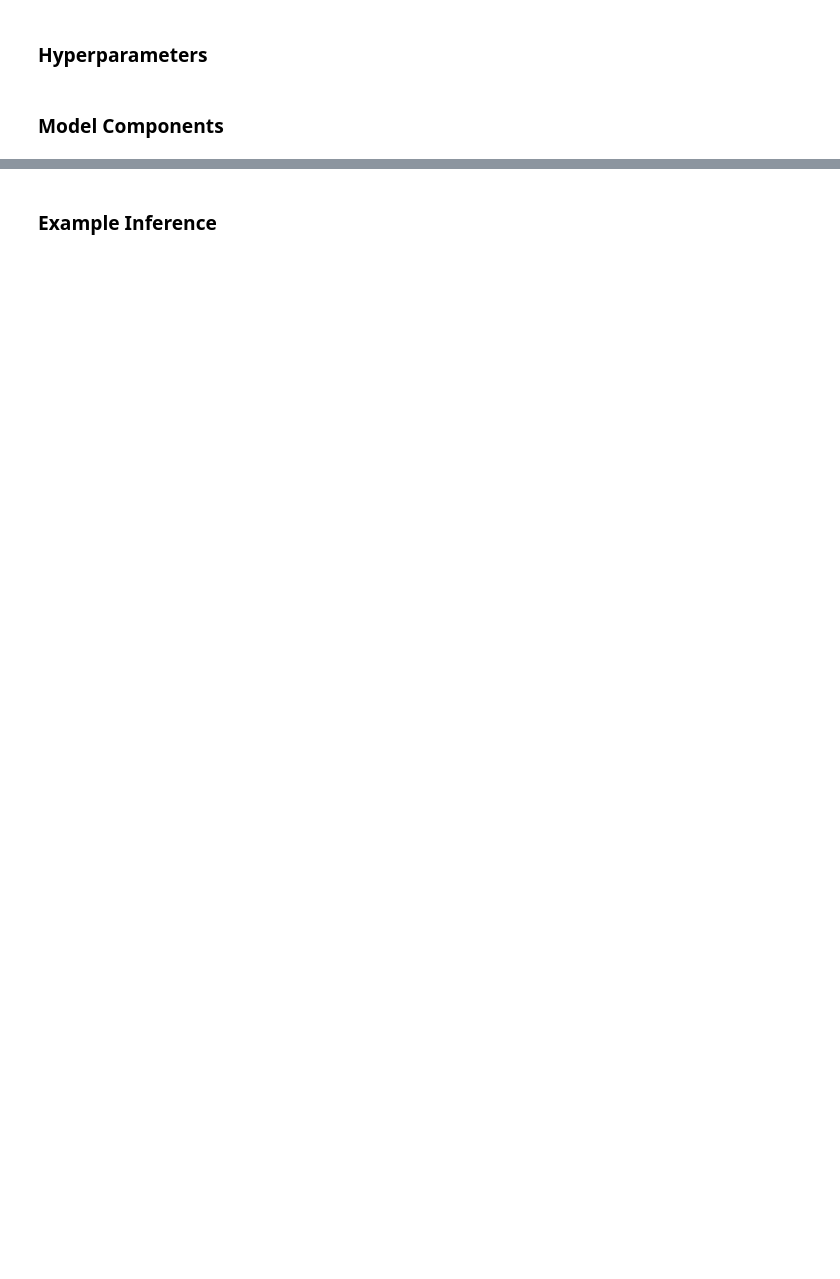
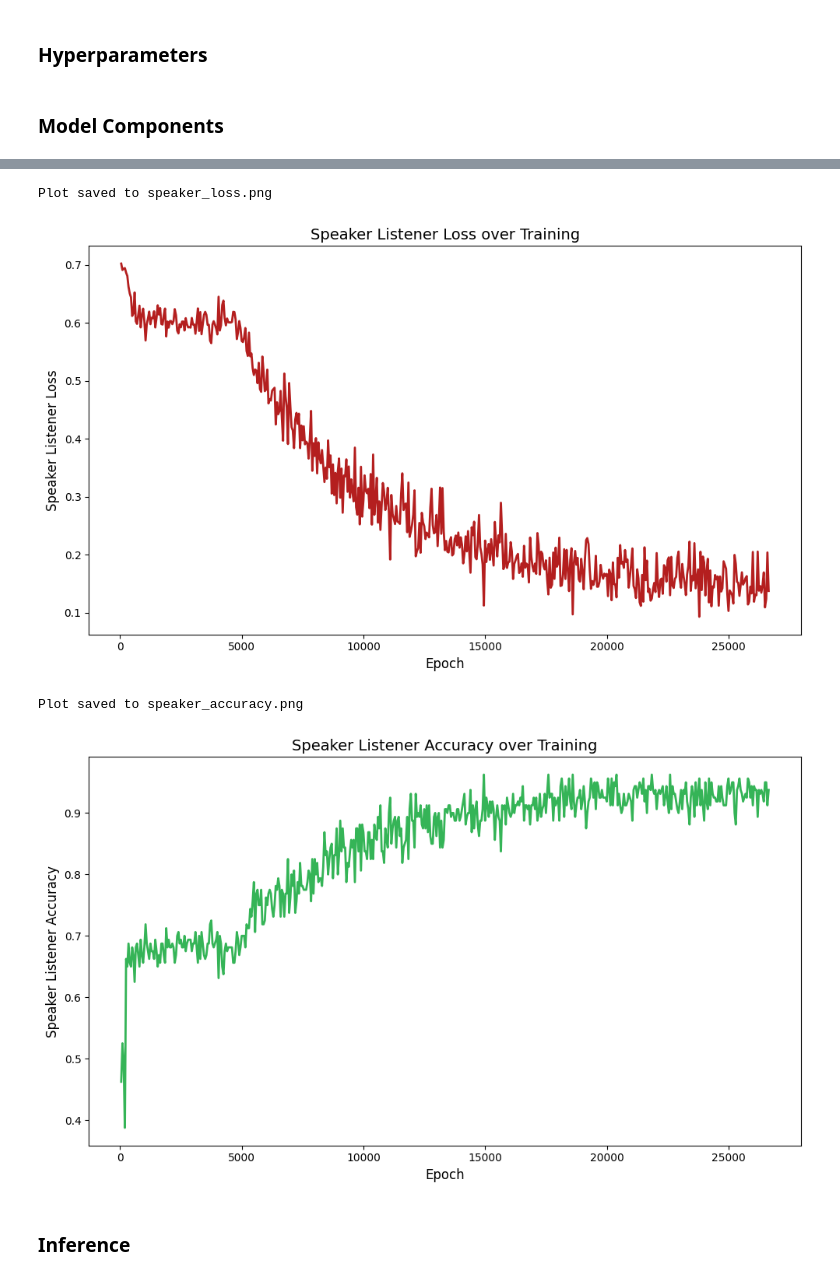
Before and after one commit to sike25/neural_syntax, a Jupyter notebook: code/training.ipynb, the cells around one changed output, grey strips where cells are left out. Saved outputs shown, nothing was run; the diff lists cells and outputs as text; code cells hidden in the pictures; blank space fills up the shorter version.

Commit message:
update training

```diff
--- a/code/training.ipynb
+++ b/code/training.ipynb
@@ -192,2 +241,19 @@ def generate_batch(batch_size, world_size):
 
     return W_batch, X_mask_batch
+# %%
+def load_dataset(path='dataset.npz'):
+    """Load the real dataset from npz file"""
+
+    data = np.load(path, allow_pickle=True)
+
+    W = data['W']
+    X_mask = data['X_mask']
+    rule_encodings = data['rule_encodings']
+    rule_texts = data['rule_texts']
+
+    # Load metadata
+    metadata_path = path.replace('.npz', '_metadata.json')
+    with open(metadata_path, 'r') as f:
+        metadata = json.load(f)
+
+    return W, X_mask, rule_encodings, rule_texts, metadata
@@ -193,0 +334,10 @@ def generate_batch(batch_size, world_size):
+# %%
+# Load dataset and split
+W_data, X_mask_data, rule_encodings_data, rule_texts_data, metadata = load_dataset('dataset.npz')
+dataset_splits = split_dataset(W_data, X_mask_data, rule_encodings_data, rule_texts_data)
+
+def load_batch(split_name, start_idx, batch_size):
+    """Load a batch of data from the specified split"""
+    split = dataset_splits[split_name]
+    end_idx = start_idx + batch_size
+    return split['W'][start_idx:end_idx], split['X_mask'][start_idx:end_idx]
@@ -196,14 +394,14 @@ def generate_batch(batch_size, world_size):
 # %%
 # Hyperparameters for training
-BATCH_SIZE    = 2 # 32
-NUM_EPOCHS    = 1 # 2000
+BATCH_SIZE    = 32 # 32
+NUM_EPOCHS    = 10_000 # 2000
 LEARNING_RATE = 1e-4
 # %%
 # Instantiate the system
 model = SpeakerListenerSystem(
-    world_size               = WORLD_SIZE,
-    feature_dimension        = OBJECT_FEATURE_DIMENSION,
-    representation_dimension = REPRESENTATION_DIMENSION,
+    world_size          = WORLD_SIZE,
+    feature_dimension   = OBJECT_FEATURE_DIMENSION,
+    neuralese_dimension = NEURALESE_DIMENSION,
 )
 # %%
 # Use BCEWithLogitsLoss because our model outputs raw logits (more stable)
@@ -239,5 +475,14 @@ SyntaxError: incomplete input (7352943.py, line 23)
+# %%
+# Training graphs
+plot_metric(losses, step_size=50, metric_name='Speaker Listener Loss', save_path='speaker_loss.png')
+plot_metric(accuracies, step_size=50, metric_name='Speaker Listener Accuracy', save_path='speaker_accuracy.png')
+# %% [output]
+Plot saved to speaker_loss.png
+[figure, added]
+Plot saved to speaker_accuracy.png
+[figure, added]
 # %% [markdown]
-### Example Inference
+### Inference
 # %%
 print("\n--- Running a test example ---")
 
```
Also changed, not shown: parts of 25 cells of this notebook.
